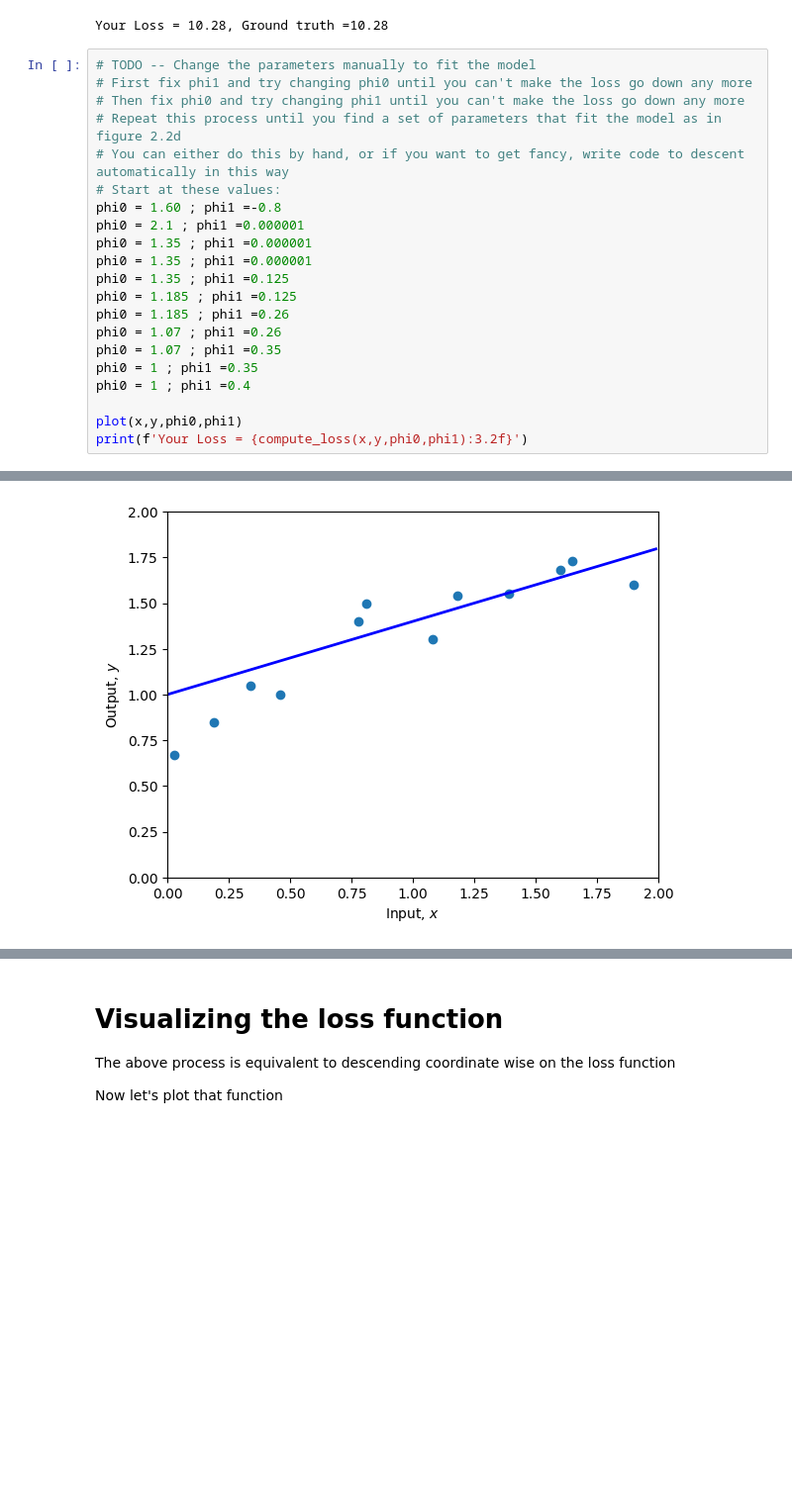
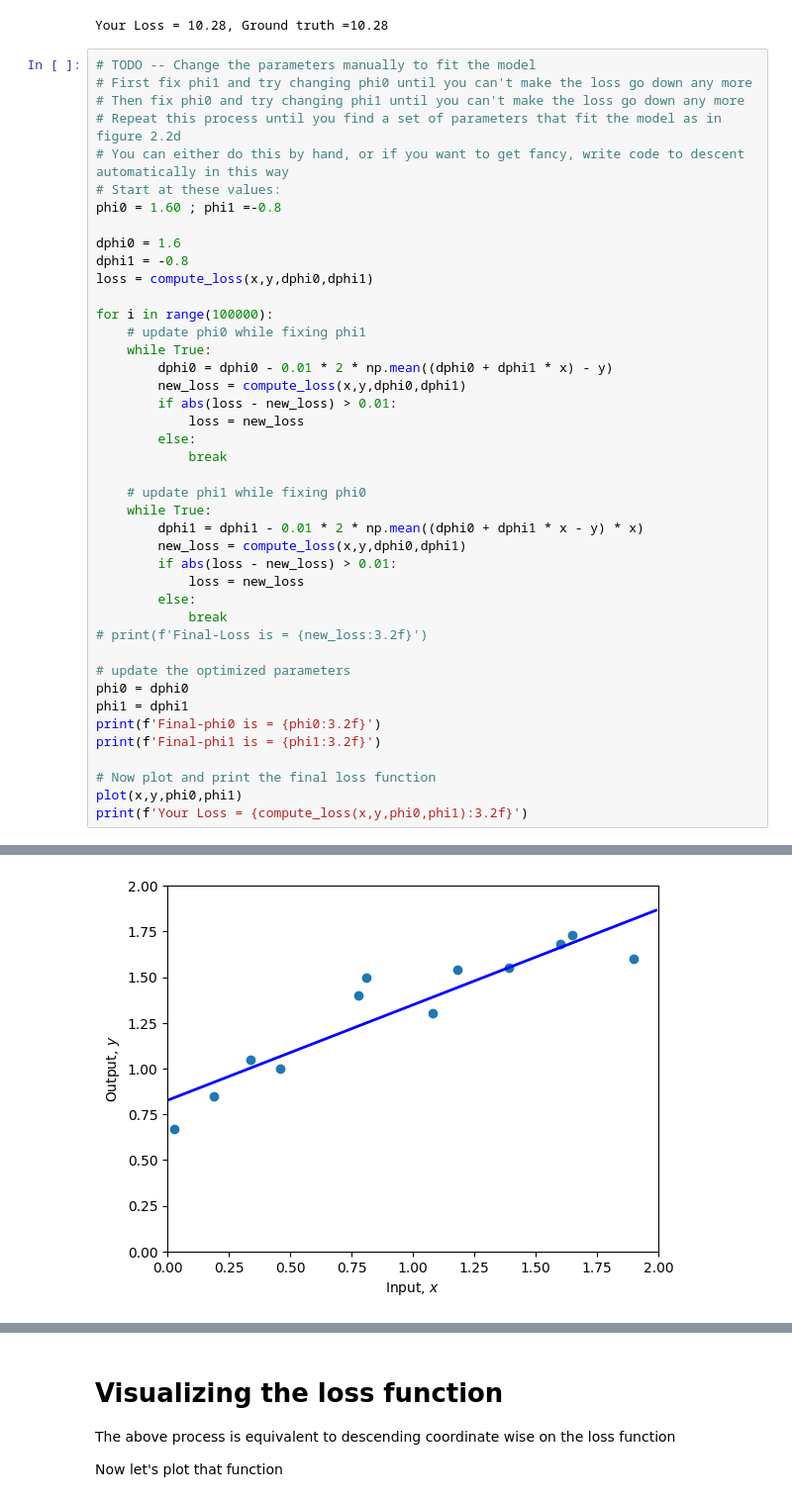
Before and after one commit to vvithurshan/DeepLearning, a Jupyter notebook: Notebooks/Chap02/2_1_Supervised_Learning.ipynb, the cells around one changed output, grey strips where cells are left out. Shown at 99% size. Drawn from its saved outputs; the diff is of its cells as text; blank space fills up the shorter version.

```diff
--- a/Notebooks/Chap02/2_1_Supervised_Learning.ipynb
+++ b/Notebooks/Chap02/2_1_Supervised_Learning.ipynb
@@ -85,17 +85,38 @@ Your Loss = 10.28, Ground truth =10.28
 # You can either do this by hand, or if you want to get fancy, write code to descent automatically in this way
 # Start at these values:
 phi0 = 1.60 ; phi1 =-0.8
-phi0 = 2.1 ; phi1 =0.000001
-phi0 = 1.35 ; phi1 =0.000001
-phi0 = 1.35 ; phi1 =0.000001
-phi0 = 1.35 ; phi1 =0.125
-phi0 = 1.185 ; phi1 =0.125
-phi0 = 1.185 ; phi1 =0.26
-phi0 = 1.07 ; phi1 =0.26
-phi0 = 1.07 ; phi1 =0.35
-phi0 = 1 ; phi1 =0.35
-phi0 = 1 ; phi1 =0.4
 
+dphi0 = 1.6
+dphi1 = -0.8
+loss = compute_loss(x,y,dphi0,dphi1)
+
+for i in range(100000):
+    # update phi0 while fixing phi1
+    while True:
+        dphi0 = dphi0 - 0.01 * 2 * np.mean((dphi0 + dphi1 * x) - y)
+        new_loss = compute_loss(x,y,dphi0,dphi1)
+        if abs(loss - new_loss) > 0.01:
+            loss = new_loss
+        else:
+            break
+
+    # update phi1 while fixing phi0
+    while True:
+        dphi1 = dphi1 - 0.01 * 2 * np.mean((dphi0 + dphi1 * x - y) * x)
+        new_loss = compute_loss(x,y,dphi0,dphi1)
+        if abs(loss - new_loss) > 0.01:
+            loss = new_loss
+        else:
+            break
+# print(f'Final-Loss is = {new_loss:3.2f}')
+
+# update the optimized parameters
+phi0 = dphi0
+phi1 = dphi1
+print(f'Final-phi0 is = {phi0:3.2f}')
+print(f'Final-phi1 is = {phi1:3.2f}')
+
+# Now plot and print the final loss function
 plot(x,y,phi0,phi1)
 print(f'Your Loss = {compute_loss(x,y,phi0,phi1):3.2f}')
 # %% [output]
@@ -102 +125 @@ print(f'Your Loss = {compute_loss(x,y,phi0,phi1):3.2f}')
-[figure, old version]
+[figure, new version]
```
Also changed, not shown: parts of 3 cells of this notebook.
